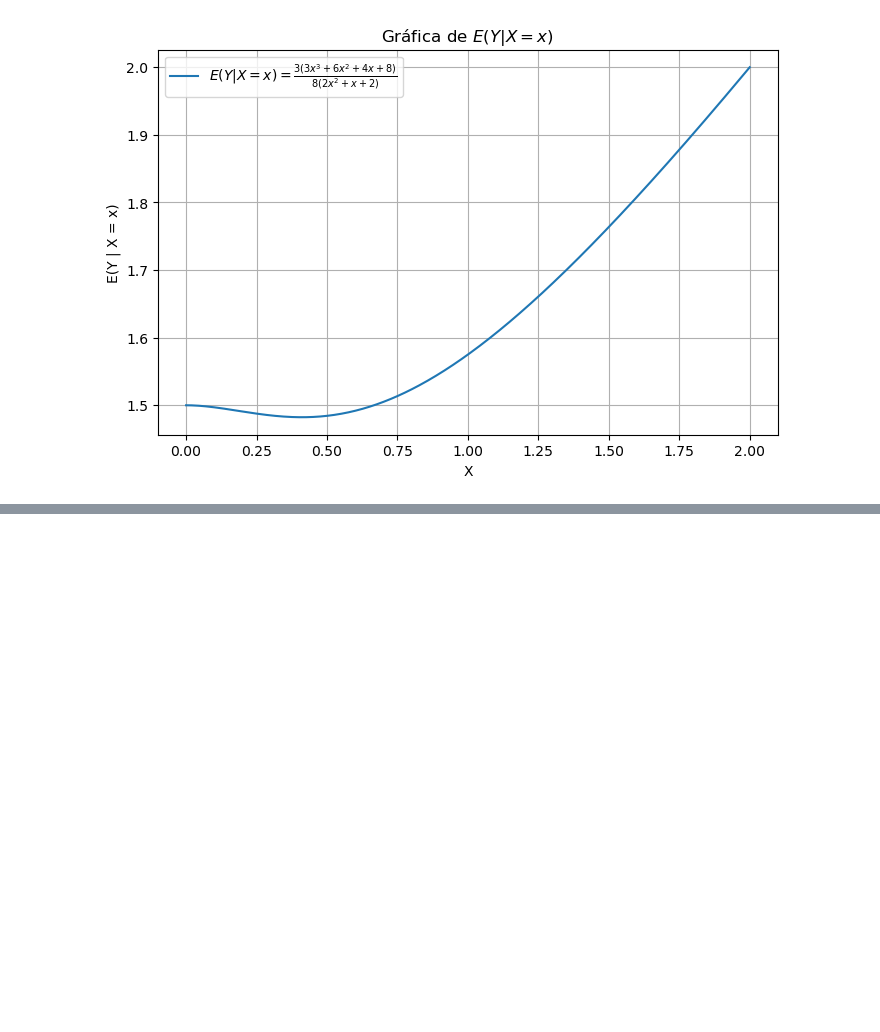
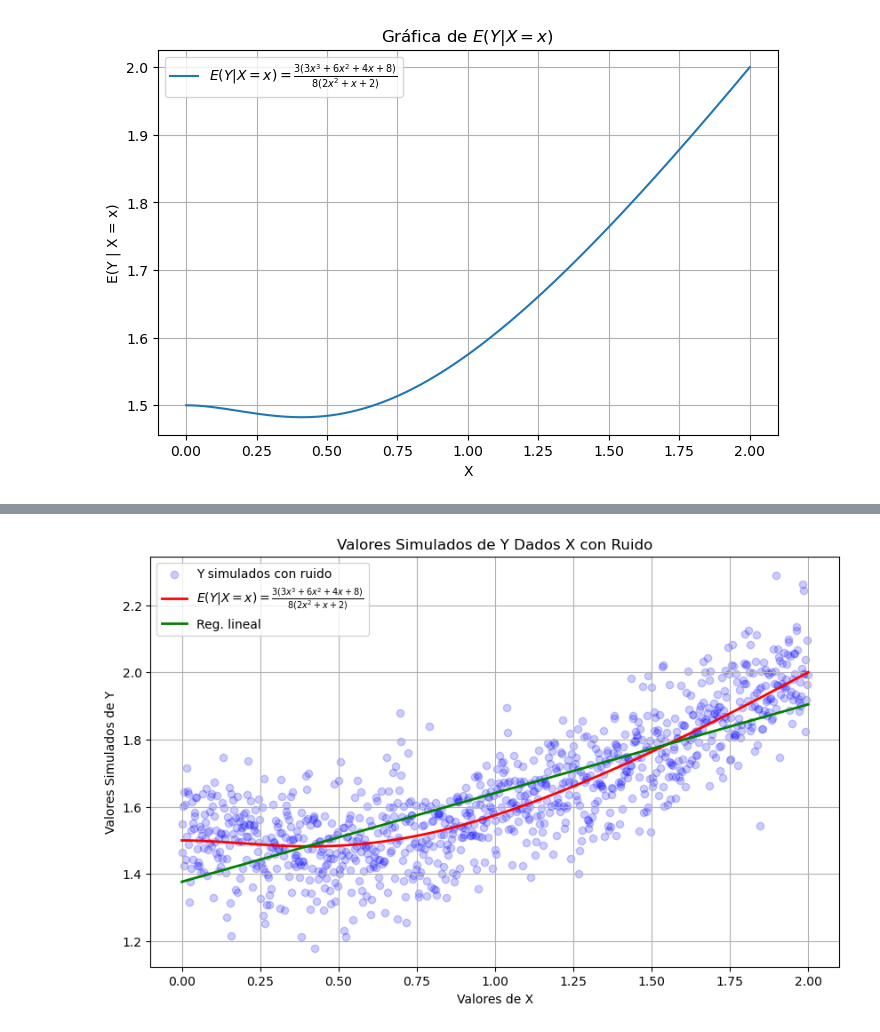
Before and after one commit to scarmonae/ENP_taller_2, a Jupyter notebook: ENP_taller_2_sce.ipynb, the cells around one changed output, grey strips where cells are left out. Cells and saved outputs as stored; diff of their text form; code cells hidden in the pictures; blank space fills up the shorter version.

Commit message:
Avance punto: regresión lineal

```diff
--- a/ENP_taller_2_sce.ipynb
+++ b/ENP_taller_2_sce.ipynb
@@ -317,0 +342,29 @@ plt.show()
+# %%
+# Regrsión lineal
+
+from sklearn.linear_model import LinearRegression
+from sklearn.metrics import mean_squared_error, r2_score
+
+# Crear el objeto de regresión lineal
+modelo = LinearRegression()
+
+# Entrenar el modelo usando los datos generados
+modelo.fit(x_values.reshape((-1,1)), np.reshape(Y_simulated, (-1,1)))
+
+# Predecir y usando los mismos datos
+y_lineal_pred = modelo.predict(x_values.reshape((-1,1)))
+
+
+# Crear una gráfica de dispersión de X vs Y simulados
+plt.figure(figsize=(10, 6))
+plt.scatter(x_values, Y_simulated, color='blue', alpha=0.2, label='Y simulados con ruido')
+plt.plot(x_values, y_values, label=r"$E(Y | X = x) = \frac{3 (3 x^3 + 6 x^2 + 4 x + 8)}{8 (2 x^2 + x + 2)}$", c='red', linewidth=2)
+plt.plot(x_values, y_lineal_pred, label=r"Reg. lineal", c='green', linewidth=2)
+plt.title('Valores Simulados de Y Dados X con Ruido')
+plt.xlabel('Valores de X')
+plt.ylabel('Valores Simulados de Y')
+plt.legend()
+plt.grid(True)
+plt.show()
+# %% [output]
+[figure, added]
```
Also changed, not shown: parts of 2 cells of this notebook.
